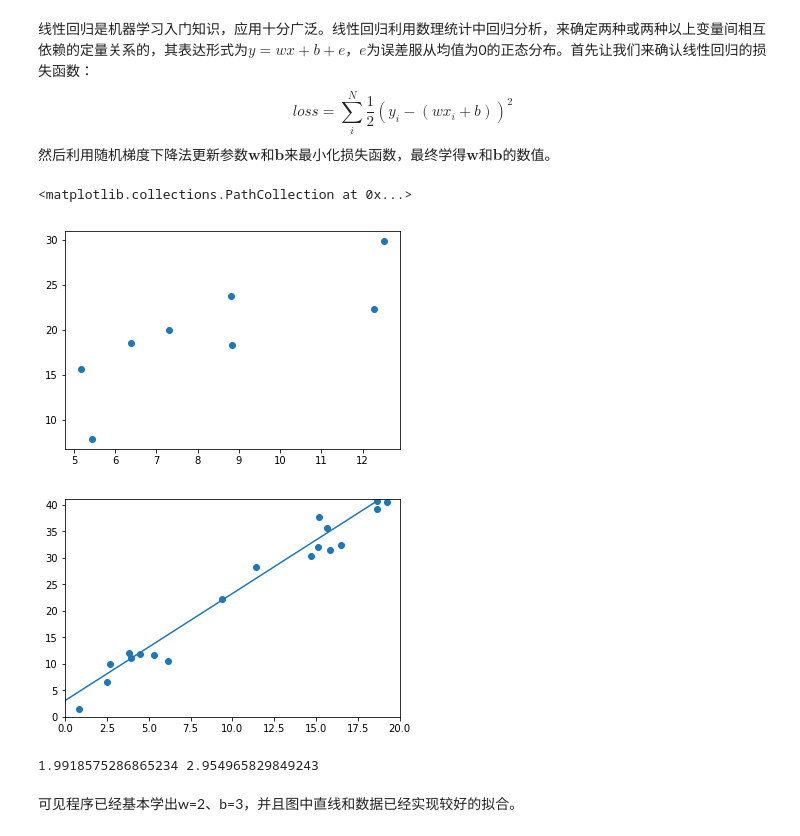
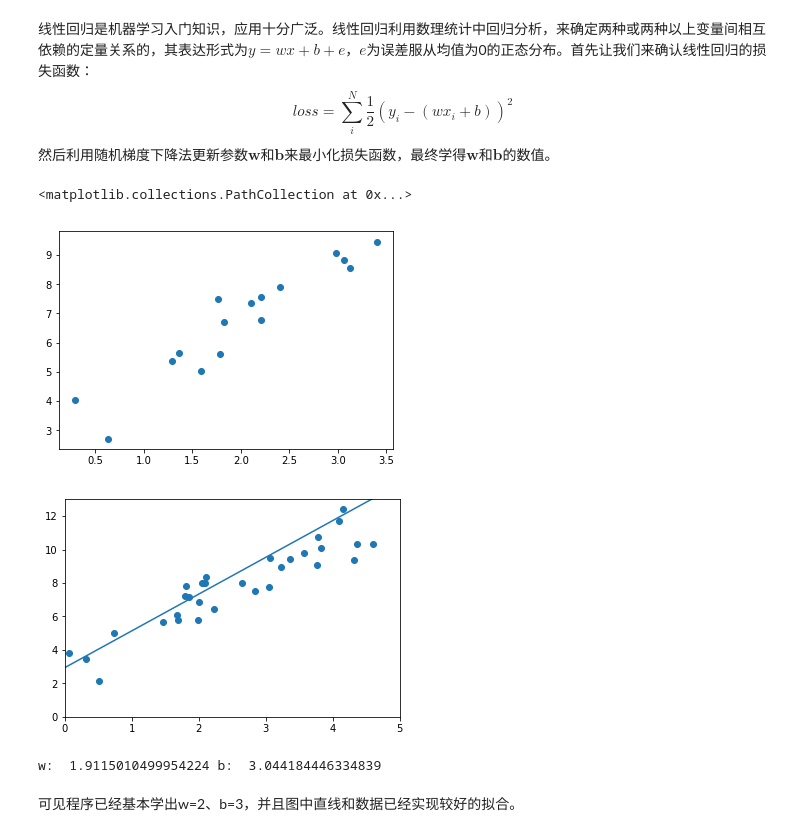
Before and after one commit to chenyuntc/pytorch-book, a Jupyter notebook: chapter3-Tensor和autograd/Tensor.ipynb, the cells around one changed output. Drawn from its saved outputs; the diff is of its cells as text; code cells hidden in the pictures.

```diff
--- a/chapter3-Tensor和autograd/Tensor.ipynb
+++ b/chapter3-Tensor和autograd/Tensor.ipynb
@@ -986,0 +942,7 @@ False
+# %%
+if t.cuda.is_available():
+    a = t.randn(3,4, device=t.device('cuda:1'))
+    # 等价于
+    # a.t.randn(3,4).cuda(1)
+    # 但是前者更快
+    a.device
@@ -1061,68 +1032,70 @@ import torch as t
 %matplotlib inline
 from matplotlib import pyplot as plt
 from IPython import display
+
+device = t.device('cpu') #如果你想用gpu，改成t.device('cuda:0')
 # %%
 # 设置随机数种子，保证在不同电脑上运行时下面的输出一致
 t.manual_seed(1000)
 
 def get_fake_data(batch_size=8):
     ''' 产生随机数据：y=x*2+3，加上了一些噪声'''
-    x = t.rand(batch_size, 1) * 20
-    y = x * 2 + (1 + t.randn(batch_size, 1))*3
+    x = t.rand(batch_size, 1, device=device) * 5
+    y = x * 2 + 3 +  t.randn(batch_size, 1, device=device)
     return x, y
 # %%
 # 来看看产生的x-y分布
-x, y = get_fake_data()
-plt.scatter(x.squeeze().numpy(), y.squeeze().numpy())
+x, y = get_fake_data(batch_size=16)
+plt.scatter(x.squeeze().cpu().numpy(), y.squeeze().cpu().numpy())
 # %% [output]
 <matplotlib.collections.PathCollection at 0x...>
-[figure, old version]
+[figure, new version]
 # %%
 # 随机初始化参数
-w = t.rand(1, 1)
-b = t.zeros(1, 1)
+w = t.rand(1, 1).to(device)
+b = t.zeros(1, 1).to(device)
 
-lr =0.001 # 学习率
+lr =0.02 # 学习率
 
-for ii in range(20000):
-    x, y = get_fake_data()
+for ii in range(500):
+    x, y = get_fake_data(batch_size=4)
 
     # forward：计算loss
     y_pred = x.mm(w) + b.expand_as(y) # x@W等价于x.mm(w);for python3 only
     loss = 0.5 * (y_pred - y) ** 2 # 均方误差
-    loss = loss.sum()
+    loss = loss.mean()
 
     # backward：手动计算梯度
     dloss = 1
     dy_pred = dloss * (y_pred - y)
 
     dw = x.t().mm(dy_pred)
     db = dy_pred.sum()
 
     # 更新参数
     w.sub_(lr * dw)
     b.sub_(lr * db)
 
-    if ii%1000 ==0:
+    if ii%50 ==0:
 
         # 画图
         display.clear_output(wait=True)
-        x = t.arange(0, 20).view(-1, 1)
+        x = t.arange(0, 6).view(-1, 1)
         y = x.mm(w) + b.expand_as(x)
-        plt.plot(x.numpy(), y.numpy()) # predicted
+        plt.plot(x.cpu().numpy(), y.cpu().numpy()) # predicted
 
-        x2, y2 = get_fake_data(batch_size=20)
+        x2, y2 = get_fake_data(batch_size=32)
         plt.scatter(x2.numpy(), y2.numpy()) # true data
 
-        plt.xlim(0, 20)
-        plt.ylim(0, 41)
+        plt.xlim(0, 5)
+        plt.ylim(0, 13)
         plt.show()
         plt.pause(0.5)
 
-print(w.squeeze()[0], b.squeeze()[0])
+print('w: ', w.item(), 'b: ', b.item())
 # %% [output]
-[figure, old version]
+[figure, new version]
-1.9918575286865234 2.954965829849243
+w:  1.9115010499954224 b:  3.044184446334839
 # %% [markdown]
 可见程序已经基本学出w=2、b=3，并且图中直线和数据已经实现较好的拟合。
 # %% [markdown]
```
Also changed, not shown: parts of 117 cells of this notebook.
